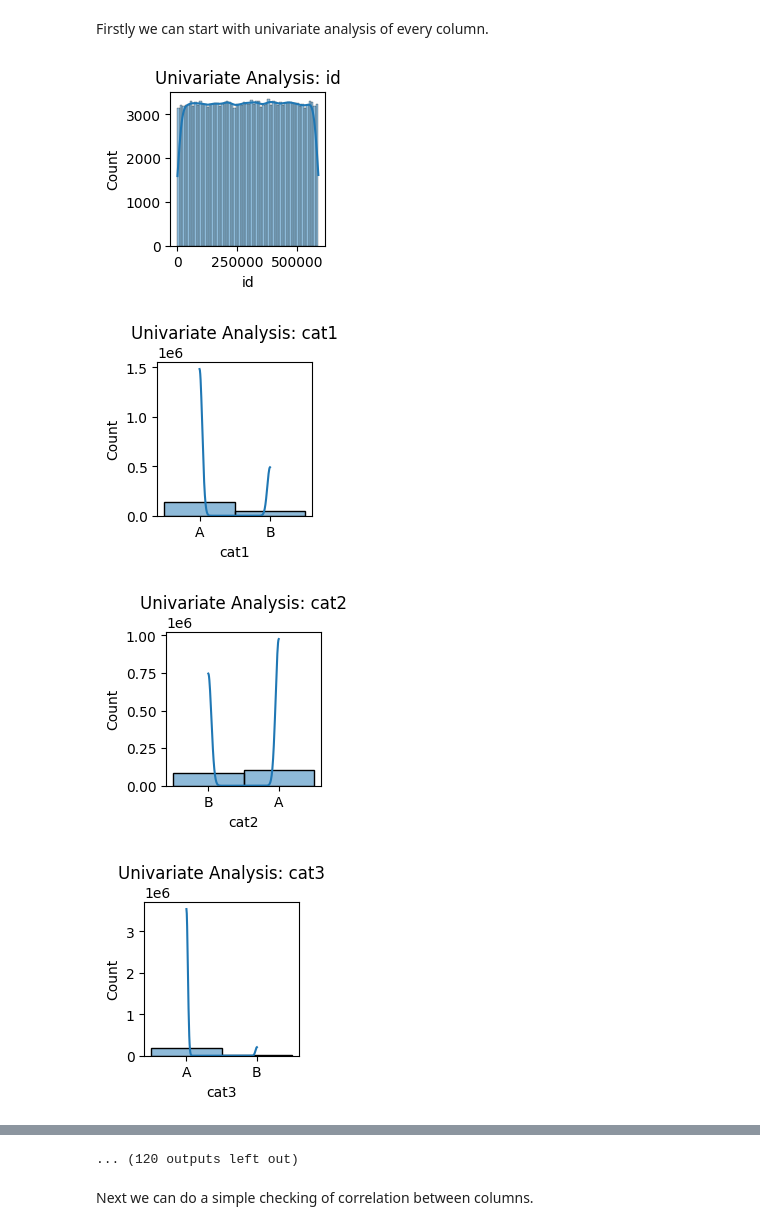
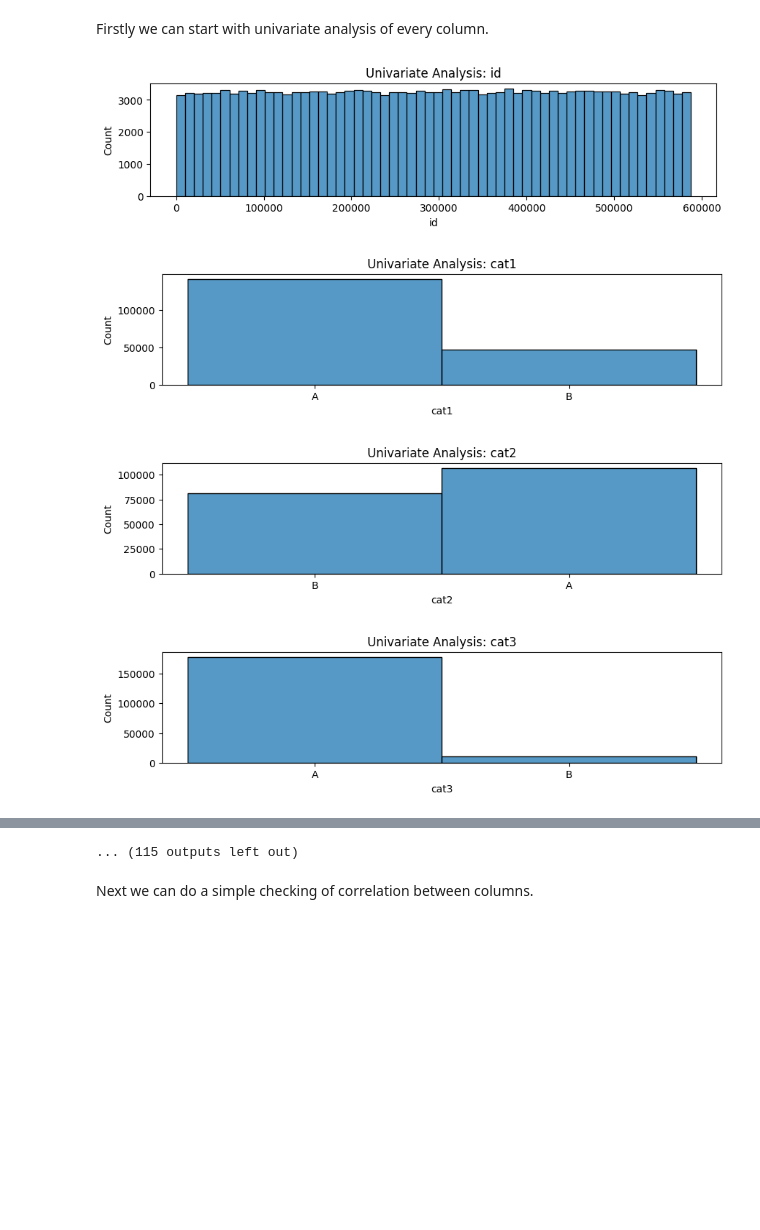
Before and after one commit to ukishore33/Analysing-cost-of-insurance-claims-post-an-unforeseen-event, a Jupyter notebook: Insurance_Claims_Unforeseen_Events.ipynb, the cells around one changed output, grey strips where cells are left out. Drawn from its saved outputs; the diff is of its cells as text; code cells hidden in the pictures; blank space fills up the shorter version.

```diff
--- a/Insurance_Claims_Unforeseen_Events.ipynb
+++ b/Insurance_Claims_Unforeseen_Events.ipynb
@@ -213,14 +213,14 @@ for c in b.columns:
 Firstly we can start with univariate analysis of every column.
 # %%
 for column in a.columns:
-    plt.figure(figsize=(2,2))
-    sns.histplot(a[column], kde=True)
+    plt.figure(figsize=(10,2))
+    sns.histplot(a[column])
     plt.title(f'Univariate Analysis: {column}')
     plt.xlabel(column)
     plt.ylabel('Count')
     plt.show()
 # %% [output]
-[figure, old version]
+[figure, new version]
-[figure, old version]
+[figure, new version]
-[figure, old version]
+[figure, new version]
-[figure, old version]
+[figure, new version]
@@ -235,4 +235,4 @@ for column in a.columns:
-... (120 outputs left out)
+... (115 outputs left out)
 # %% [markdown]
 Next we can do a simple checking of correlation between columns.
 # %%
```
Also changed, not shown: parts of 1 cell of this notebook.
